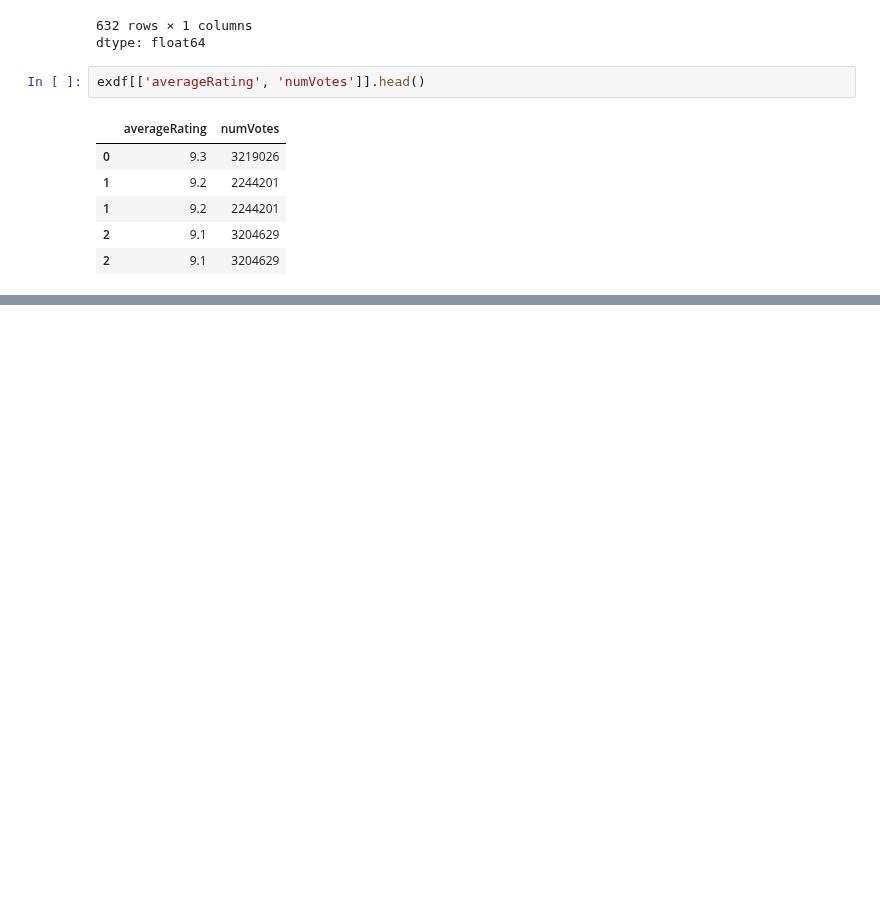
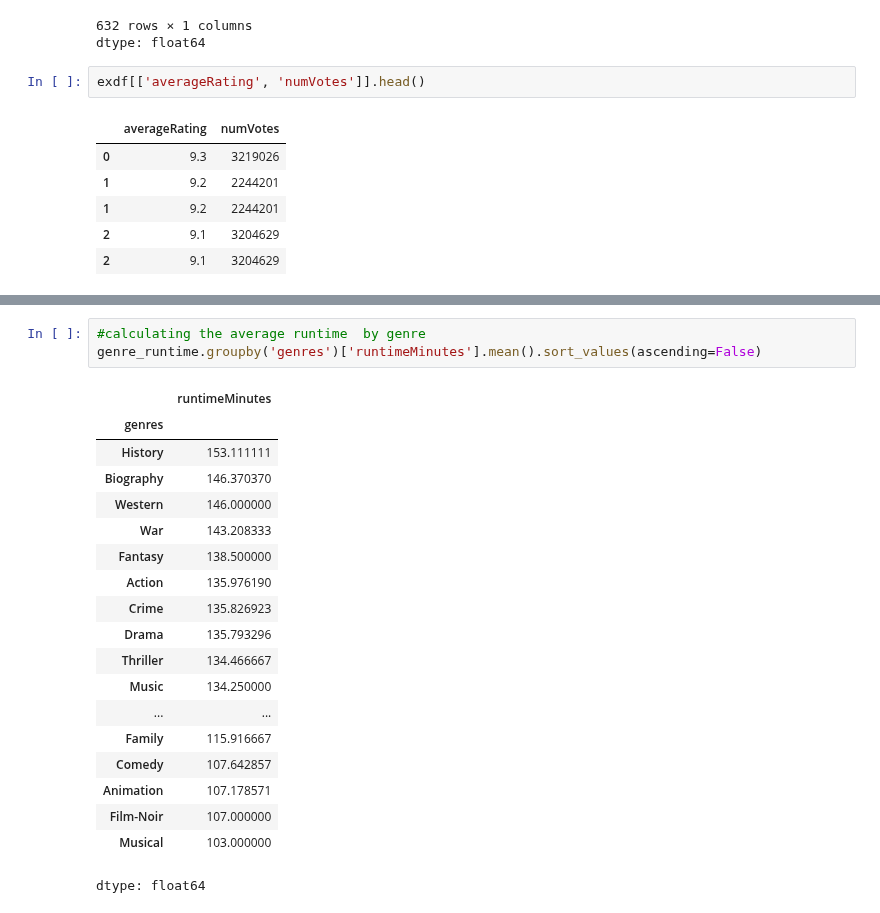
Before and after one commit to AVK48/AI-ML-JOURNEY, a Jupyter notebook: IMDb_Top_250_Movie_Insights.ipynb, the cells around one changed output, grey strips where cells are left out. Cells and saved outputs as stored; diff of their text form; blank space fills up the shorter version.

```diff
--- a/IMDb_Top_250_Movie_Insights.ipynb
+++ b/IMDb_Top_250_Movie_Insights.ipynb
@@ -314,0 +350,23 @@ exdf[['averageRating', 'numVotes']].head()
+# %%
+#calculating the average runtime  by genre
+genre_runtime.groupby('genres')['runtimeMinutes'].mean().sort_values(ascending=False)
+# %% [output]
+|  | runtimeMinutes |
+| genres |  |
+| History | 153.111111 |
+| Biography | 146.370370 |
+| Western | 146.000000 |
+| War | 143.208333 |
+| Fantasy | 138.500000 |
+| Action | 135.976190 |
+| Crime | 135.826923 |
+| Drama | 135.793296 |
+| Thriller | 134.466667 |
+| Music | 134.250000 |
+| ... | ... |
+| Family | 115.916667 |
+| Comedy | 107.642857 |
+| Animation | 107.178571 |
+| Film-Noir | 107.000000 |
+| Musical | 103.000000 |
+dtype: float64
```
Also changed, not shown: parts of 6 cells of this notebook.
